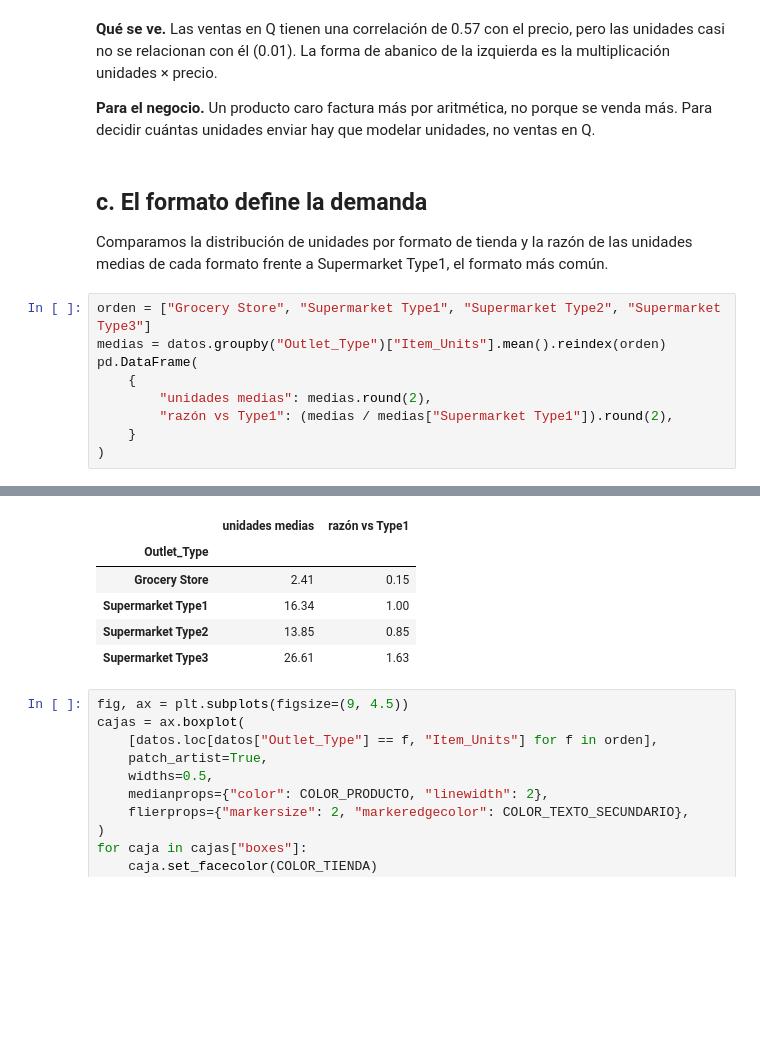
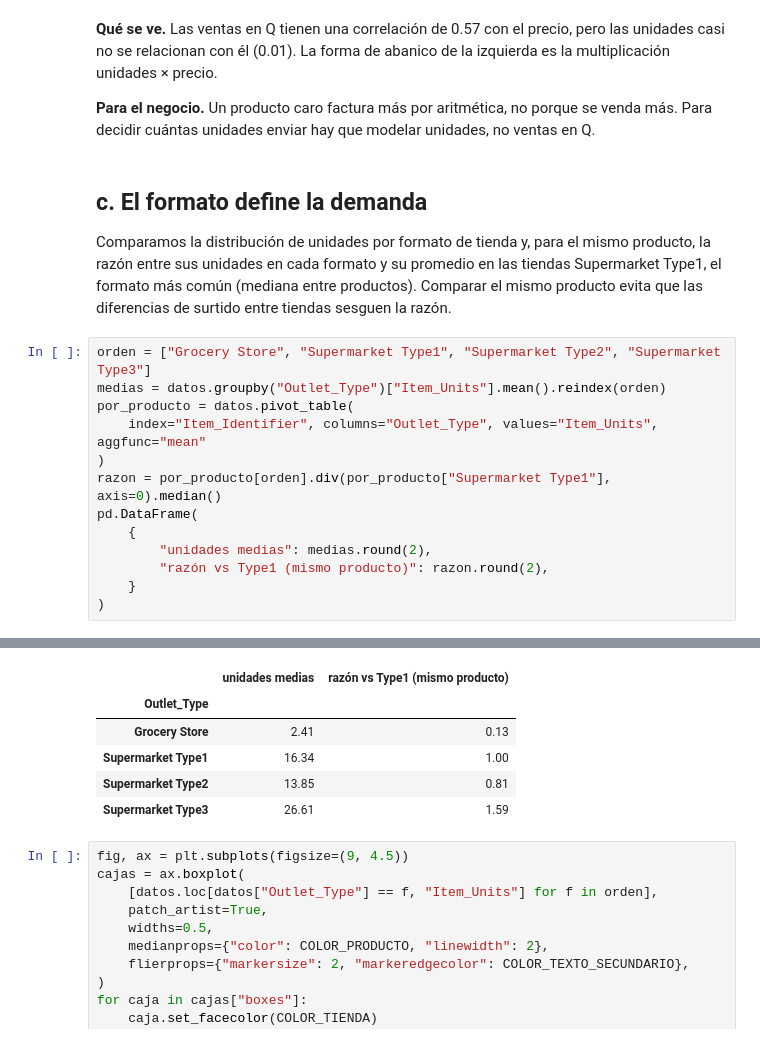
Before and after one commit to MrCifristo/bigmart-surtido, a Jupyter notebook: notebooks/01_exploracion.ipynb, the cells around one changed output, grey strips where cells are left out. Saved outputs shown, nothing was run; the diff lists cells and outputs as text; blank space fills up the shorter version.

Commit message:
Comparar formatos con el mismo producto en el notebook de exploración

```diff
--- a/notebooks/01_exploracion.ipynb
+++ b/notebooks/01_exploracion.ipynb
@@ -131,26 +131,32 @@ ventas en Q.
 # %% [markdown]
 ## c. El formato define la demanda
 
-Comparamos la distribución de unidades por formato de tienda y la razón de las
-unidades medias de cada formato frente a Supermarket Type1, el formato más
-común.
+Comparamos la distribución de unidades por formato de tienda y, para el mismo
+producto, la razón entre sus unidades en cada formato y su promedio en las
+tiendas Supermarket Type1, el formato más común (mediana entre productos).
+Comparar el mismo producto evita que las diferencias de surtido entre tiendas
+sesguen la razón.
 # %%
 orden = ["Grocery Store", "Supermarket Type1", "Supermarket Type2", "Supermarket Type3"]
 medias = datos.groupby("Outlet_Type")["Item_Units"].mean().reindex(orden)
+por_producto = datos.pivot_table(
+    index="Item_Identifier", columns="Outlet_Type", values="Item_Units", aggfunc="mean"
+)
+razon = por_producto[orden].div(por_producto["Supermarket Type1"], axis=0).median()
 pd.DataFrame(
     {
         "unidades medias": medias.round(2),
-        "razón vs Type1": (medias / medias["Supermarket Type1"]).round(2),
+        "razón vs Type1 (mismo producto)": razon.round(2),
     }
 )
 # %% [output]
 [interactive output not drawn]
-|  | unidades medias | razón vs Type1 |
+|  | unidades medias | razón vs Type1 (mismo producto) |
 | Outlet_Type |  |  |
-| Grocery Store | 2.41 | 0.15 |
+| Grocery Store | 2.41 | 0.13 |
 | Supermarket Type1 | 16.34 | 1.00 |
-| Supermarket Type2 | 13.85 | 0.85 |
-| Supermarket Type3 | 26.61 | 1.63 |
+| Supermarket Type2 | 13.85 | 0.81 |
+| Supermarket Type3 | 26.61 | 1.59 |
 # %%
 fig, ax = plt.subplots(figsize=(9, 4.5))
 cajas = ax.boxplot(
```
Also changed, not shown: parts of 1 cell of this notebook.
